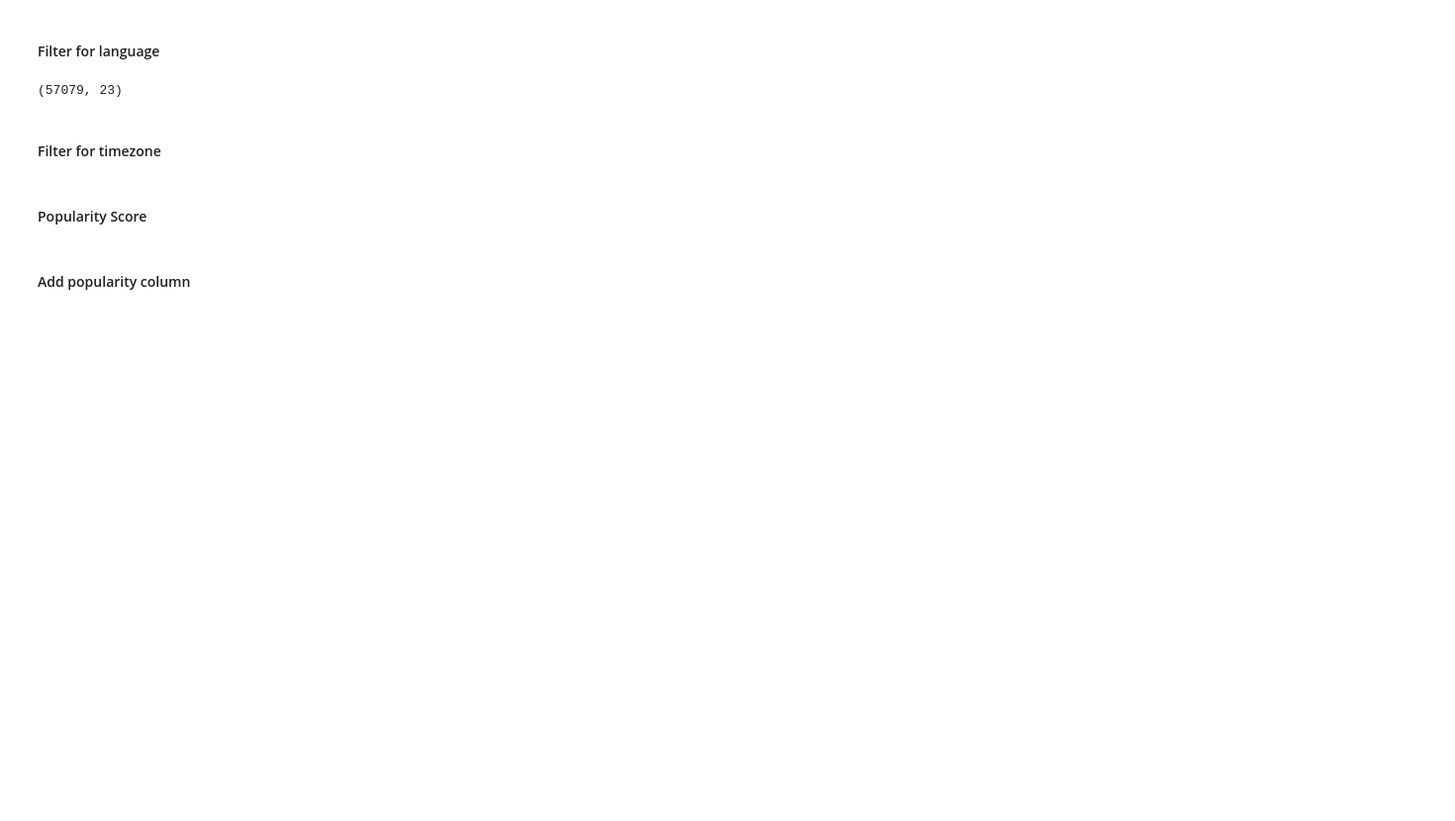
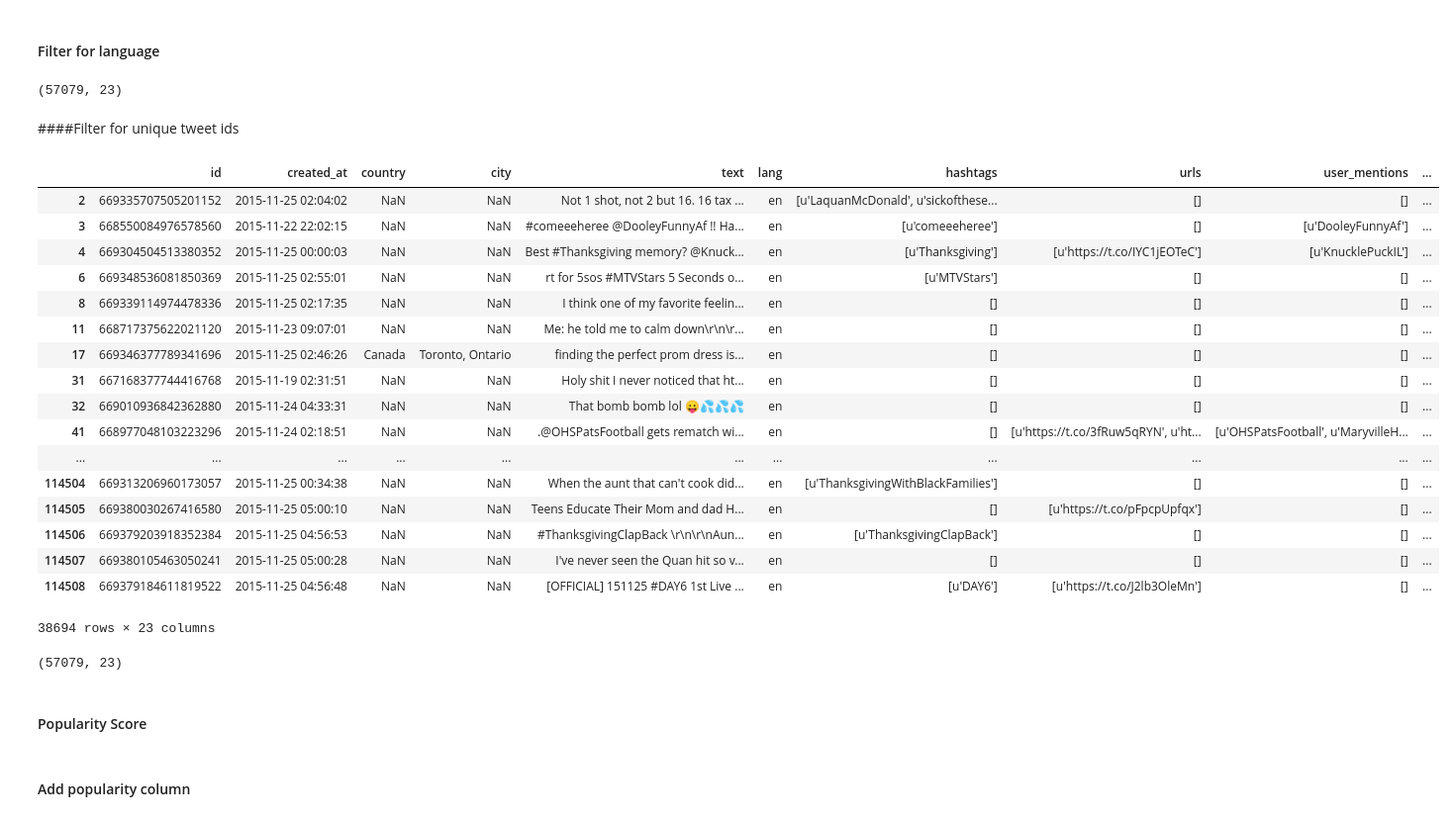
Before and after one commit to belindazeng/goingviral, a Jupyter notebook: goingviral.ipynb, the cells around one changed output. Shown: that part at 99% size. Drawn from its saved outputs; the diff is of its cells as text; code cells hidden in the pictures; blank space fills up the shorter version.

```diff
--- a/goingviral.ipynb
+++ b/goingviral.ipynb
@@ -325,4 +329,4 @@ df_filtered.shape
 # %% [output]
 (57079, 23)
 # %% [markdown]
-#### Filter for timezone
+####Filter for unique tweet ids
@@ -331,3 +333,28 @@ df_filtered.shape
+# %%
+df_filtered.drop_duplicates(subset='id', take_last=True)
+# %% [output]
+|  | id | created_at | country | city | text | lang | hashtags | urls | user_mentions | ... |
+| 2 | 669335707505201152 | 2015-11-25 02:04:02 | NaN | NaN | Not 1 shot, not 2 but 16. 16 tax ... | en | [u'LaquanMcDonald', u'sickofthese... | [] | [] | ... |
+| 3 | 668550084976578560 | 2015-11-22 22:02:15 | NaN | NaN | #comeeeheree @DooleyFunnyAf !! Ha... | en | [u'comeeeheree'] | [] | [u'DooleyFunnyAf'] | ... |
+| 4 | 669304504513380352 | 2015-11-25 00:00:03 | NaN | NaN | Best #Thanksgiving memory? @Knuck... | en | [u'Thanksgiving'] | [u'https://t.co/IYC1jEOTeC'] | [u'KnucklePuckIL'] | ... |
+| 6 | 669348536081850369 | 2015-11-25 02:55:01 | NaN | NaN | rt for 5sos #MTVStars 5 Seconds o... | en | [u'MTVStars'] | [] | [] | ... |
+| 8 | 669339114974478336 | 2015-11-25 02:17:35 | NaN | NaN | I think one of my favorite feelin... | en | [] | [] | [] | ... |
+| 11 | 668717375622021120 | 2015-11-23 09:07:01 | NaN | NaN | Me: he told me to calm down\r\n\r... | en | [] | [] | [] | ... |
+| 17 | 669346377789341696 | 2015-11-25 02:46:26 | Canada | Toronto, Ontario | finding the perfect prom dress is... | en | [] | [] | [] | ... |
+| 31 | 667168377744416768 | 2015-11-19 02:31:51 | NaN | NaN | Holy shit I never noticed that ht... | en | [] | [] | [] | ... |
+| 32 | 669010936842362880 | 2015-11-24 04:33:31 | NaN | NaN | That bomb bomb lol 😛💦💦💦 | en | [] | [] | [] | ... |
+| 41 | 668977048103223296 | 2015-11-24 02:18:51 | NaN | NaN | .@OHSPatsFootball gets rematch wi... | en | [] | [u'https://t.co/3fRuw5qRYN', u'ht... | [u'OHSPatsFootball', u'MaryvilleH... | ... |
+| ... | ... | ... | ... | ... | ... | ... | ... | ... | ... | ... |
+| 114504 | 669313206960173057 | 2015-11-25 00:34:38 | NaN | NaN | When the aunt that can't cook did... | en | [u'ThanksgivingWithBlackFamilies'] | [] | [] | ... |
+| 114505 | 669380030267416580 | 2015-11-25 05:00:10 | NaN | NaN | Teens Educate Their Mom and dad H... | en | [] | [u'https://t.co/pFpcpUpfqx'] | [] | ... |
+| 114506 | 669379203918352384 | 2015-11-25 04:56:53 | NaN | NaN | #ThanksgivingClapBack \r\n\r\nAun... | en | [u'ThanksgivingClapBack'] | [] | [] | ... |
+| 114507 | 669380105463050241 | 2015-11-25 05:00:28 | NaN | NaN | I've never seen the Quan hit so v... | en | [] | [] | [] | ... |
+| 114508 | 669379184611819522 | 2015-11-25 04:56:48 | NaN | NaN | [OFFICIAL] 151125 #DAY6 1st Live ... | en | [u'DAY6'] | [u'https://t.co/J2lb3OleMn'] | [] | ... |
+38694 rows × 23 columns
+# %%
+df_filtered.shape
+# %% [output]
+(57079, 23)
 # %% [markdown]
 #### Popularity Score
 # %%
```
Also changed, not shown: parts of 9 cells of this notebook.
